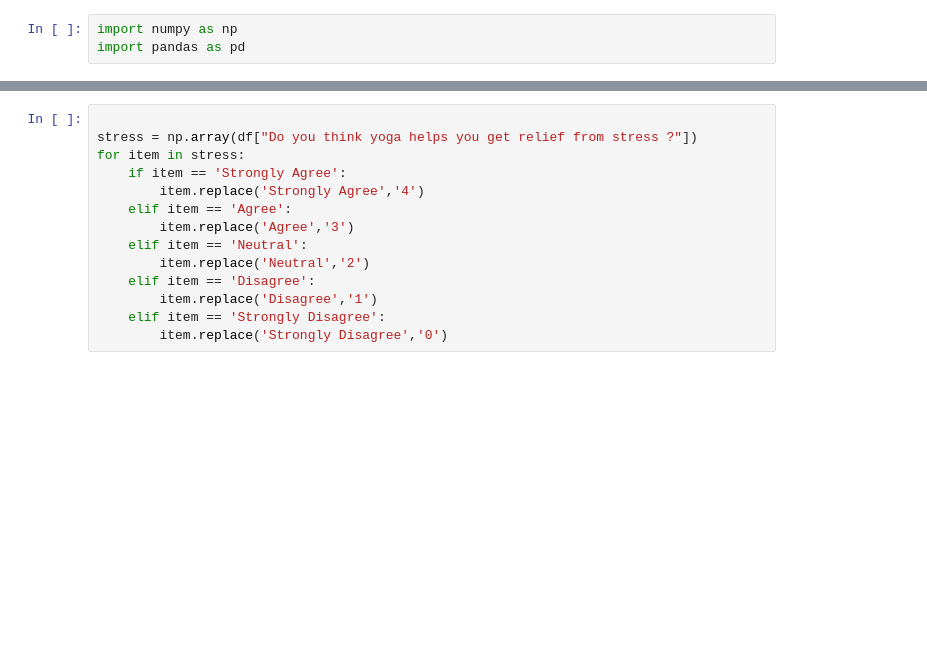
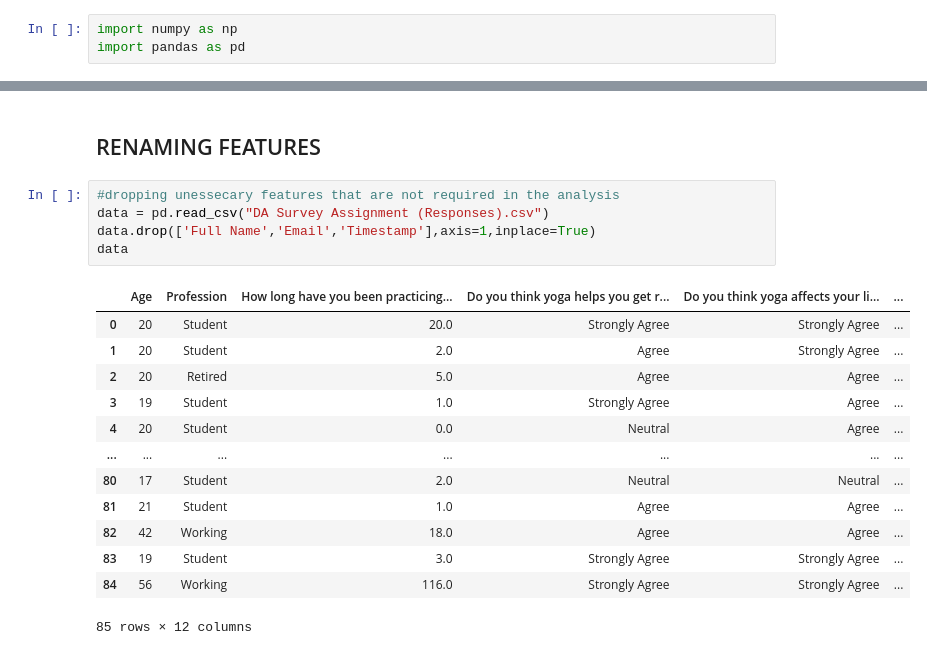
Before and after one commit to AayushVyasKIIT/Data-Analysis---Effects-of-yoga, a Jupyter notebook: DA Assignment.ipynb, the cells around one changed output, grey strips where cells are left out. Drawn from its saved outputs; the diff is of its cells as text; blank space fills up the shorter version.

```diff
--- a/DA Assignment.ipynb
+++ b/DA Assignment.ipynb
@@ -20,15 +24,22 @@ df
 85 rows × 15 columns
-# %%
-
-stress = np.array(df["Do you think yoga helps you get relief from stress ?"])
-for item in stress:
-    if item == 'Strongly Agree':
-        item.replace('Strongly Agree','4')
-    elif item == 'Agree':
-        item.replace('Agree','3')
-    elif item == 'Neutral':
-        item.replace('Neutral','2')
-    elif item == 'Disagree':
-        item.replace('Disagree','1')
-    elif item == 'Strongly Disagree':
-        item.replace('Strongly Disagree','0')
+# %% [markdown]
+## RENAMING FEATURES
+# %%
+#dropping unessecary features that are not required in the analysis
+data = pd.read_csv("DA Survey Assignment (Responses).csv")
+data.drop(['Full Name','Email','Timestamp'],axis=1,inplace=True)
+data
+# %% [output]
+|  | Age | Profession | How long have you been practicing... | Do you think yoga helps you get r... | Do you think yoga affects your li... | ... |
+| 0 | 20 | Student | 20.0 | Strongly Agree | Strongly Agree | ... |
+| 1 | 20 | Student | 2.0 | Agree | Strongly Agree | ... |
+| 2 | 20 | Retired | 5.0 | Agree | Agree | ... |
+| 3 | 19 | Student | 1.0 | Strongly Agree | Agree | ... |
+| 4 | 20 | Student | 0.0 | Neutral | Agree | ... |
+| ... | ... | ... | ... | ... | ... | ... |
+| 80 | 17 | Student | 2.0 | Neutral | Neutral | ... |
+| 81 | 21 | Student | 1.0 | Agree | Agree | ... |
+| 82 | 42 | Working | 18.0 | Agree | Agree | ... |
+| 83 | 19 | Student | 3.0 | Strongly Agree | Strongly Agree | ... |
+| 84 | 56 | Working | 116.0 | Strongly Agree | Strongly Agree | ... |
+85 rows × 12 columns
```
Also changed, not shown: parts of 9 cells of this notebook, 2 other files.
